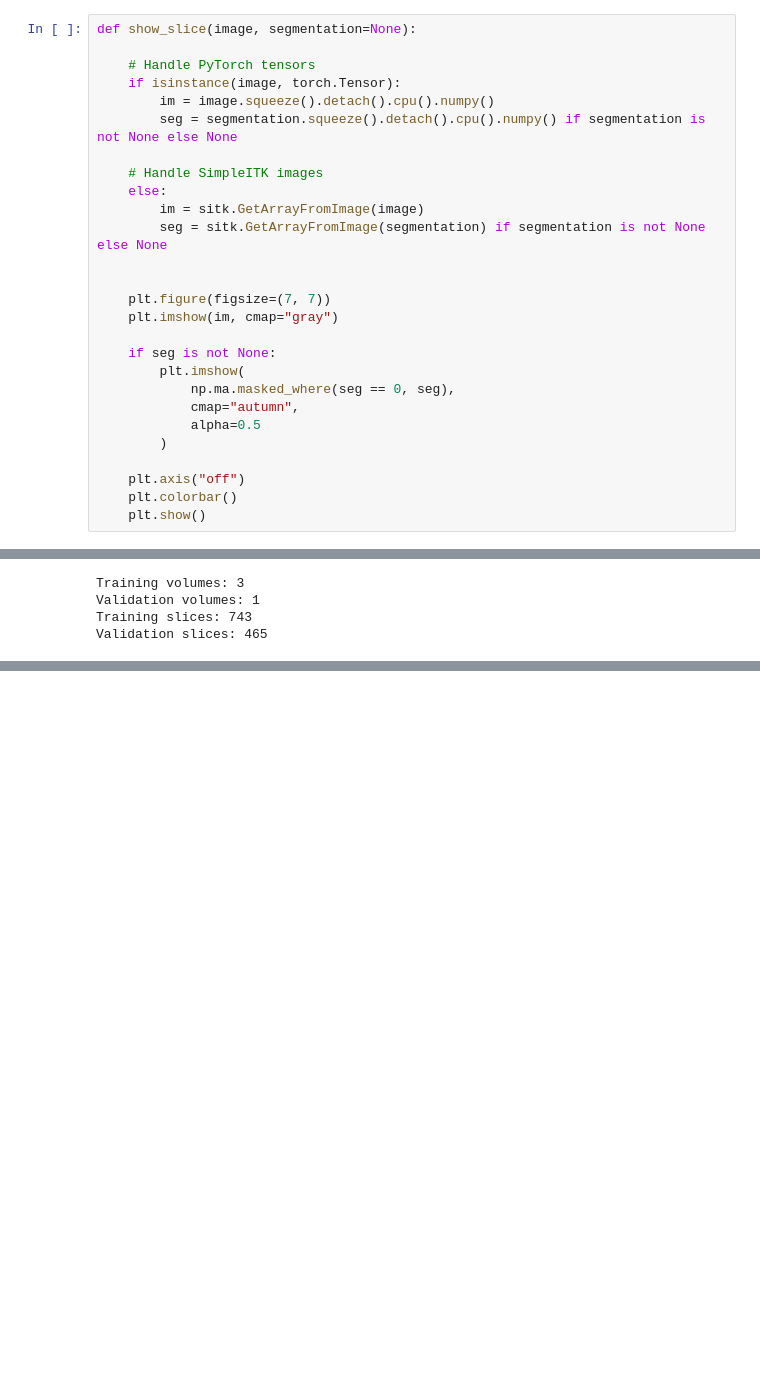
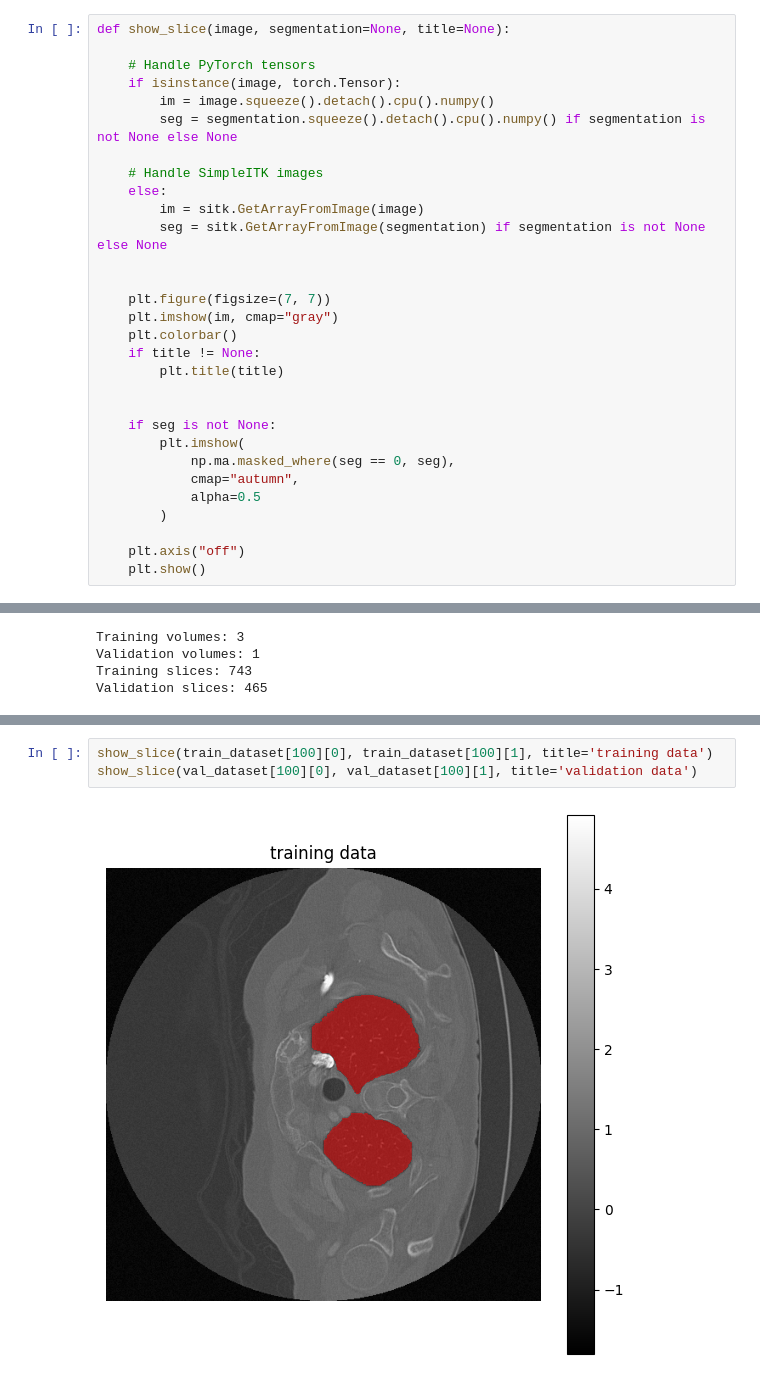
Before and after one commit to JakeKitzmann/SlicerLab, a Jupyter notebook: ModelTraining.ipynb, the cells around one changed output, grey strips where cells are left out. Drawn from its saved outputs; the diff is of its cells as text; blank space fills up the shorter version.

```diff
--- a/ModelTraining.ipynb
+++ b/ModelTraining.ipynb
@@ -33,7 +38,7 @@ Torchvision: 0.28.0
 # %% [markdown]
 ## Helpful functions
 # %%
-def show_slice(image, segmentation=None):
+def show_slice(image, segmentation=None, title=None):
 
     # Handle PyTorch tensors
     if isinstance(image, torch.Tensor):
@@ -48,6 +53,10 @@ def show_slice(image, segmentation=None):
 
     plt.figure(figsize=(7, 7))
     plt.imshow(im, cmap="gray")
+    plt.colorbar()
+    if title != None:
+        plt.title(title)
+
 
     if seg is not None:
         plt.imshow(
@@ -57,7 +66,6 @@ def show_slice(image, segmentation=None):
         )
 
     plt.axis("off")
-    plt.colorbar()
     plt.show()
 # %% [markdown]
 ## Dataset
@@ -214,0 +191,5 @@ Mask labels: [  0 255]
+# %%
+show_slice(train_dataset[100][0], train_dataset[100][1], title='training data')
+show_slice(val_dataset[100][0], val_dataset[100][1], title='validation data')
+# %% [output]
+[figure, added]
```
Also changed, not shown: parts of 12 cells of this notebook, 1 other file.
